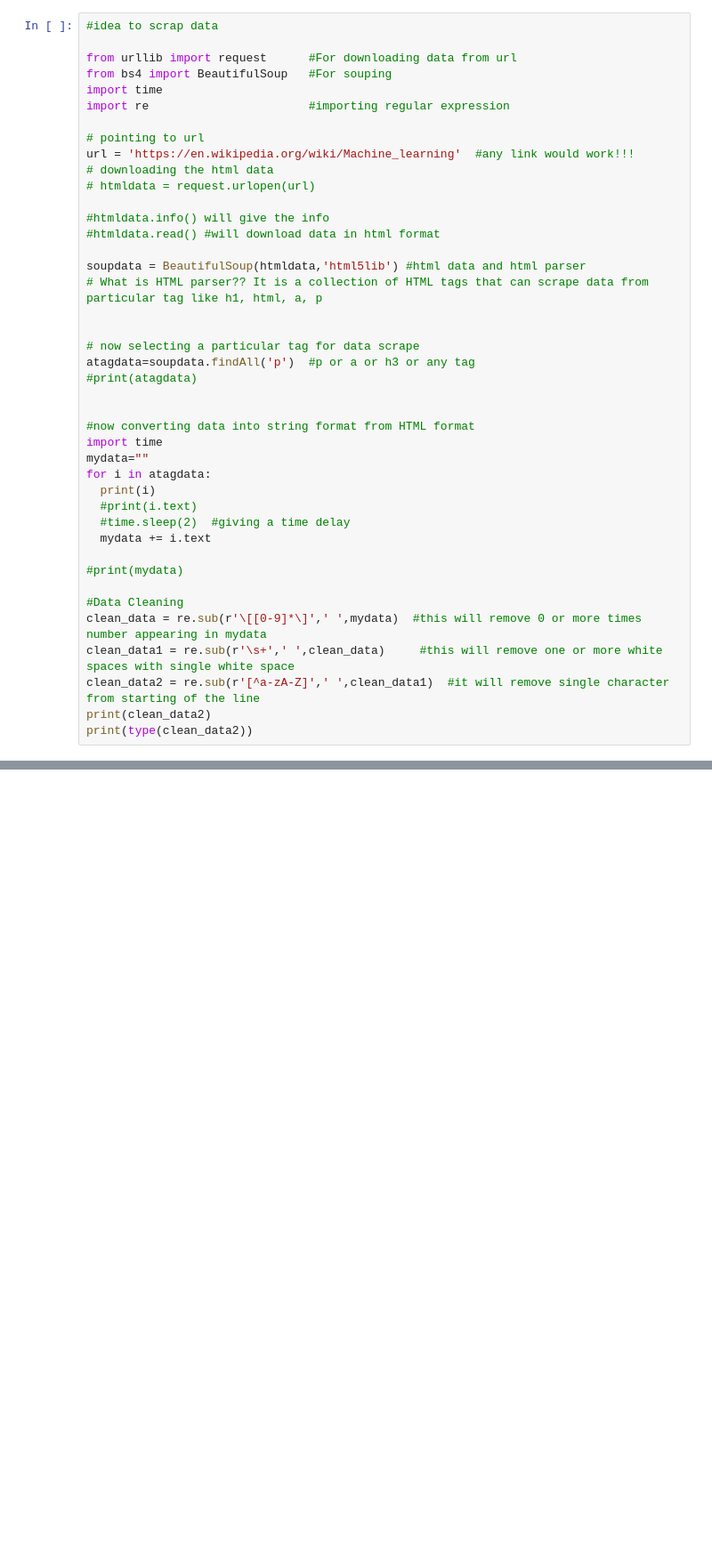
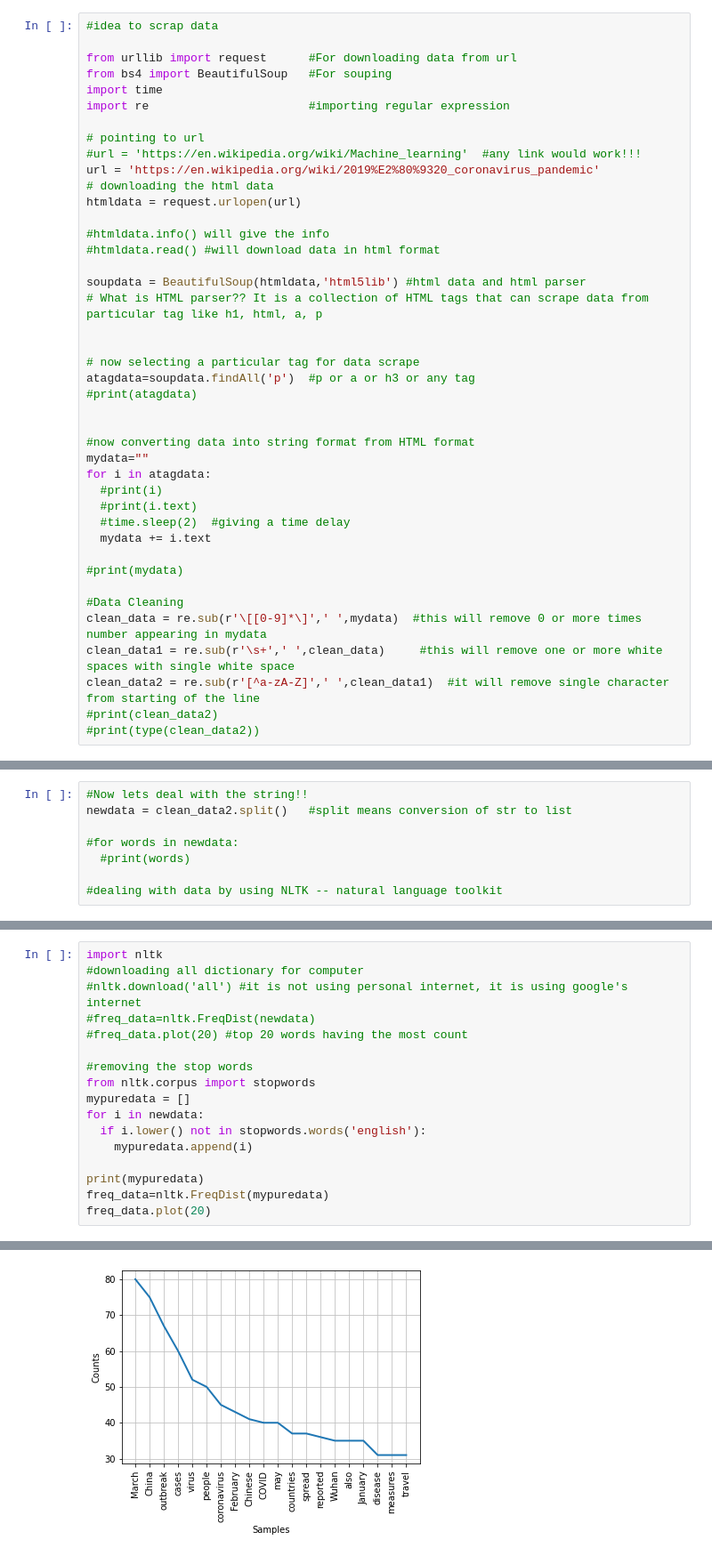
Before and after one commit to rohankumawat/ML, a Jupyter notebook: CleanData.ipynb, the cells around one changed output, grey strips where cells are left out. Shown: that part at 89% size. Cells and saved outputs as stored; diff of their text form; blank space fills up the shorter version.

```diff
--- a/CleanData.ipynb
+++ b/CleanData.ipynb
@@ -9,9 +9,10 @@ import time
 import re                       #importing regular expression
 
 # pointing to url
-url = 'https://en.wikipedia.org/wiki/Machine_learning'  #any link would work!!!
+#url = 'https://en.wikipedia.org/wiki/Machine_learning'  #any link would work!!!
+url = 'https://en.wikipedia.org/wiki/2019%E2%80%9320_coronavirus_pandemic'
 # downloading the html data
-# htmldata = request.urlopen(url)
+htmldata = request.urlopen(url)
 
 #htmldata.info() will give the info
 #htmldata.read() #will download data in html format
@@ -26,10 +27,9 @@ atagdata=soupdata.findAll('p')  #p or a or h3 or any tag
 
 
 #now converting data into string format from HTML format
-import time
 mydata=""
 for i in atagdata:
-  print(i)
+  #print(i)
   #print(i.text)
   #time.sleep(2)  #giving a time delay
   mydata += i.text
@@ -40,5 +40,5 @@ for i in atagdata:
 clean_data = re.sub(r'\[[0-9]*\]',' ',mydata)  #this will remove 0 or more times number appearing in mydata
 clean_data1 = re.sub(r'\s+',' ',clean_data)     #this will remove one or more white spaces with single white space
 clean_data2 = re.sub(r'[^a-zA-Z]',' ',clean_data1)  #it will remove single character from starting of the line
-print(clean_data2)
-print(type(clean_data2))
+#print(clean_data2)
+#print(type(clean_data2))
@@ -46,0 +45,8 @@ print(type(clean_data2))
+# %%
+#Now lets deal with the string!!
+newdata = clean_data2.split()   #split means conversion of str to list
+
+#for words in newdata:
+  #print(words)
+
+#dealing with data by using NLTK -- natural language toolkit
@@ -46,0 +58,18 @@ print(type(clean_data2))
+# %%
+import nltk
+#downloading all dictionary for computer
+#nltk.download('all') #it is not using personal internet, it is using google's internet
+#freq_data=nltk.FreqDist(newdata)
+#freq_data.plot(20) #top 20 words having the most count
+
+#removing the stop words
+from nltk.corpus import stopwords
+mypuredata = []
+for i in newdata:
+  if i.lower() not in stopwords.words('english'):
+    mypuredata.append(i)
+
+print(mypuredata)
+freq_data=nltk.FreqDist(mypuredata)
+freq_data.plot(20)
+# %% [output]
@@ -46,0 +77 @@ print(type(clean_data2))
+[figure, added]
```
Also changed, not shown: parts of 3 cells of this notebook.
